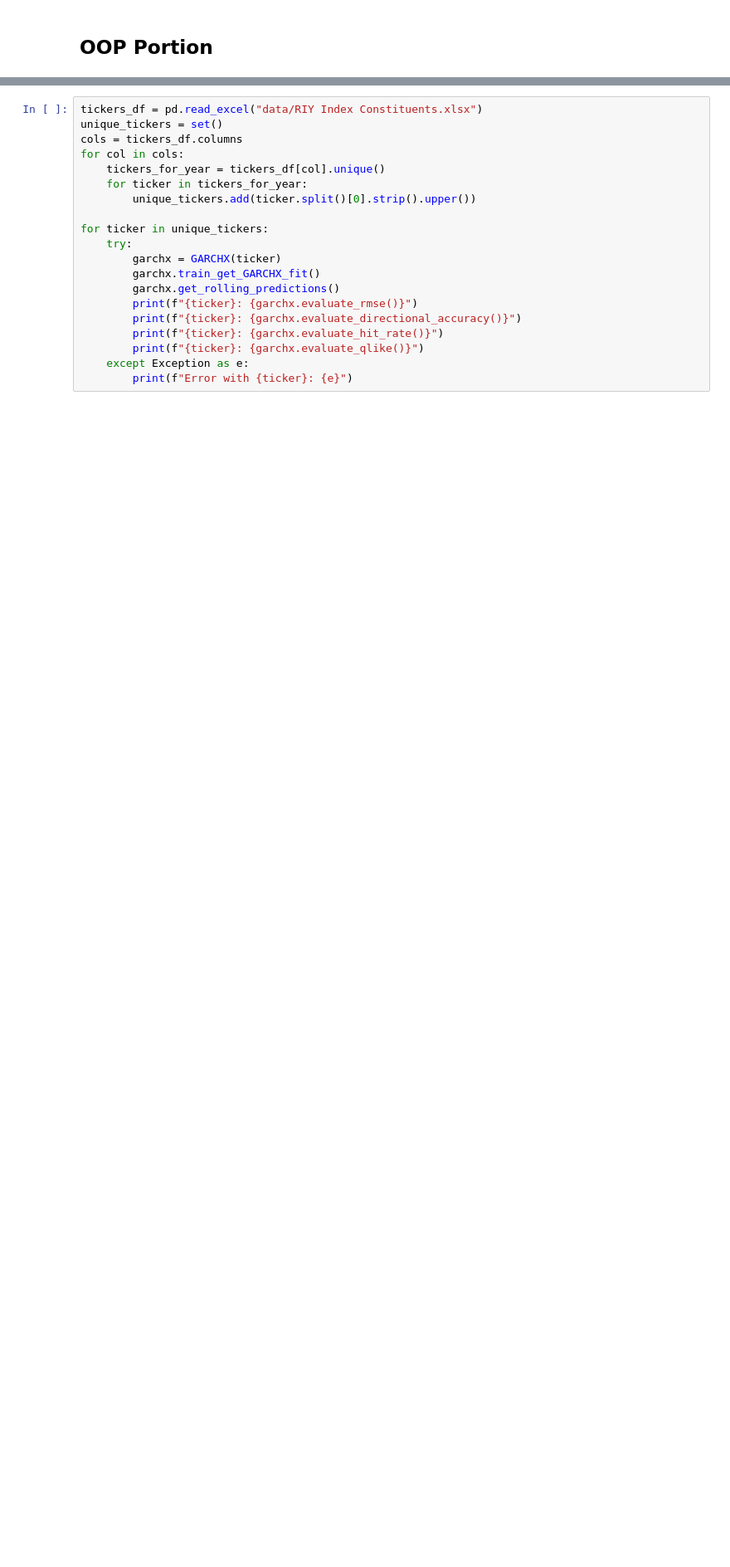
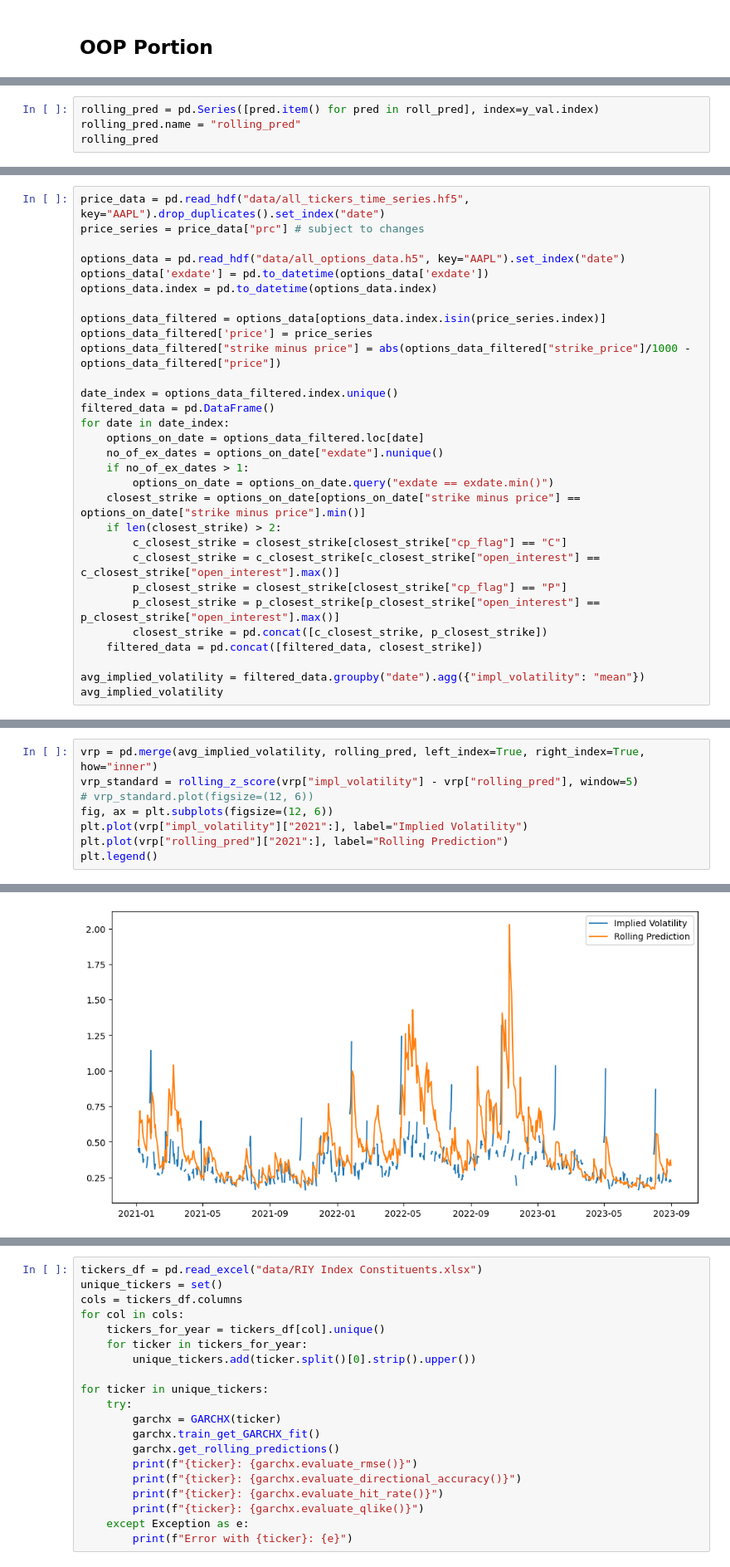
Before and after one commit to siruiliu-code/GARCH-X-Volatility-Modelling-with-Equity-Options-Trading, a Jupyter notebook: gavin_garch.ipynb, the cells around one changed output, grey strips where cells are left out. Shown: that part at 83% size. Drawn from its saved outputs; the diff is of its cells as text; blank space fills up the shorter version.

```diff
--- a/gavin_garch.ipynb
+++ b/gavin_garch.ipynb
@@ -631,0 +741,4 @@ class TradingStrategy:
+# %%
+rolling_pred = pd.Series([pred.item() for pred in roll_pred], index=y_val.index)
+rolling_pred.name = "rolling_pred"
+rolling_pred
@@ -631,0 +759,30 @@ class TradingStrategy:
+# %%
+price_data = pd.read_hdf("data/all_tickers_time_series.hf5", key="AAPL").drop_duplicates().set_index("date")
+price_series = price_data["prc"] # subject to changes
+
+options_data = pd.read_hdf("data/all_options_data.h5", key="AAPL").set_index("date")
+options_data['exdate'] = pd.to_datetime(options_data['exdate'])
+options_data.index = pd.to_datetime(options_data.index)
+
+options_data_filtered = options_data[options_data.index.isin(price_series.index)]
+options_data_filtered['price'] = price_series
+options_data_filtered["strike minus price"] = abs(options_data_filtered["strike_price"]/1000 - options_data_filtered["price"])
+
+date_index = options_data_filtered.index.unique()
+filtered_data = pd.DataFrame()
+for date in date_index:
+    options_on_date = options_data_filtered.loc[date]
+    no_of_ex_dates = options_on_date["exdate"].nunique()
+    if no_of_ex_dates > 1:
+        options_on_date = options_on_date.query("exdate == exdate.min()")
+    closest_strike = options_on_date[options_on_date["strike minus price"] == options_on_date["strike minus price"].min()]
+    if len(closest_strike) > 2:
+        c_closest_strike = closest_strike[closest_strike["cp_flag"] == "C"]
+        c_closest_strike = c_closest_strike[c_closest_strike["open_interest"] == c_closest_strike["open_interest"].max()]
+        p_closest_strike = closest_strike[closest_strike["cp_flag"] == "P"]
+        p_closest_strike = p_closest_strike[p_closest_strike["open_interest"] == p_closest_strike["open_interest"].max()]
+        closest_strike = pd.concat([c_closest_strike, p_closest_strike])
+    filtered_data = pd.concat([filtered_data, closest_strike])
+
+avg_implied_volatility = filtered_data.groupby("date").agg({"impl_volatility": "mean"})
+avg_implied_volatility
@@ -631,0 +804,9 @@ class TradingStrategy:
+# %%
+vrp = pd.merge(avg_implied_volatility, rolling_pred, left_index=True, right_index=True, how="inner")
+vrp_standard = rolling_z_score(vrp["impl_volatility"] - vrp["rolling_pred"], window=5)
+# vrp_standard.plot(figsize=(12, 6))
+fig, ax = plt.subplots(figsize=(12, 6))
+plt.plot(vrp["impl_volatility"]["2021":], label="Implied Volatility")
+plt.plot(vrp["rolling_pred"]["2021":], label="Rolling Prediction")
+plt.legend()
+# %% [output]
@@ -632,2 +814,3 @@ class TradingStrategy:
+[figure, added]
 # %%
 ticker_list = ["AAPL", "MSFT", "GOOGL", "AMZN", "TSLA"]
```
Also changed, not shown: parts of 14 cells of this notebook, 2 other files.
